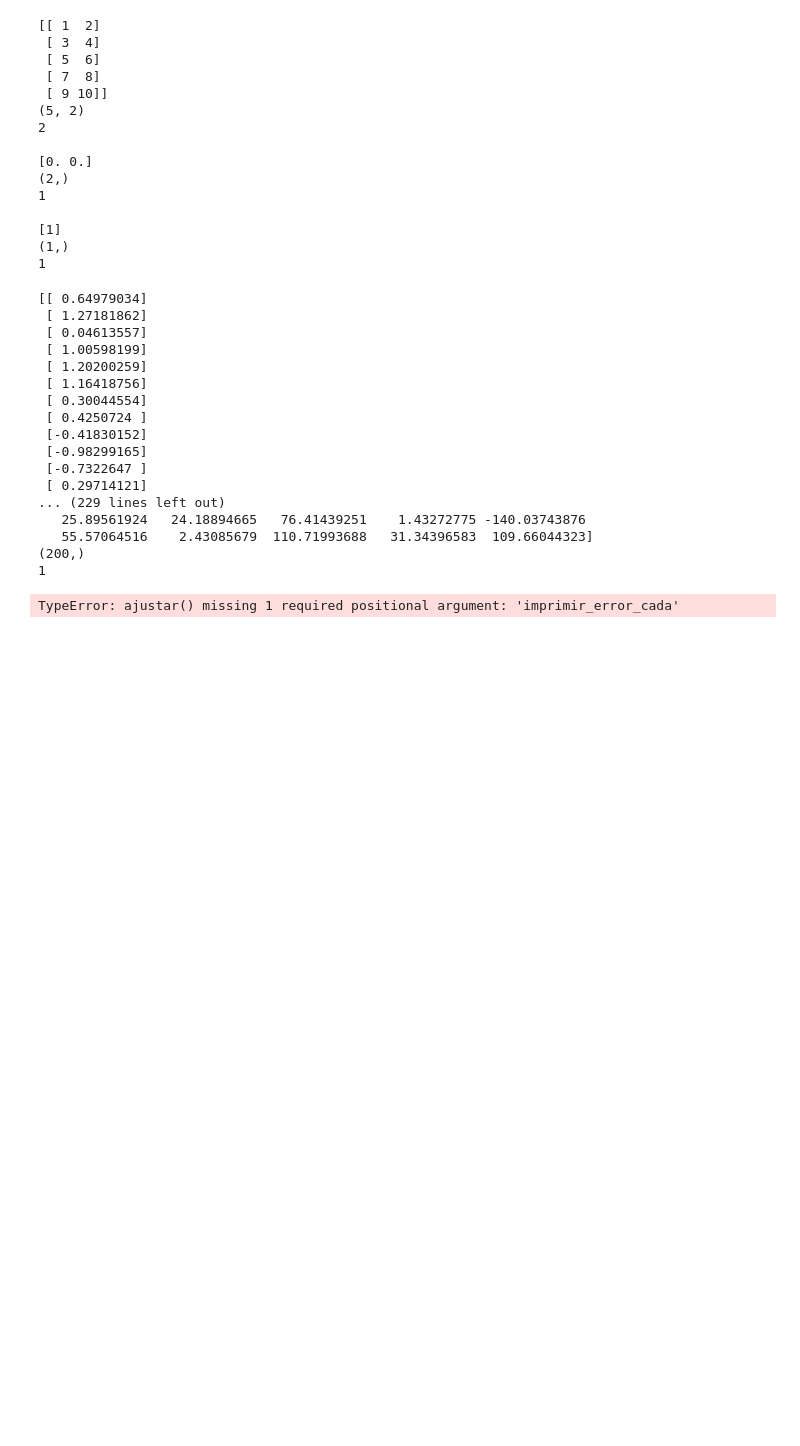
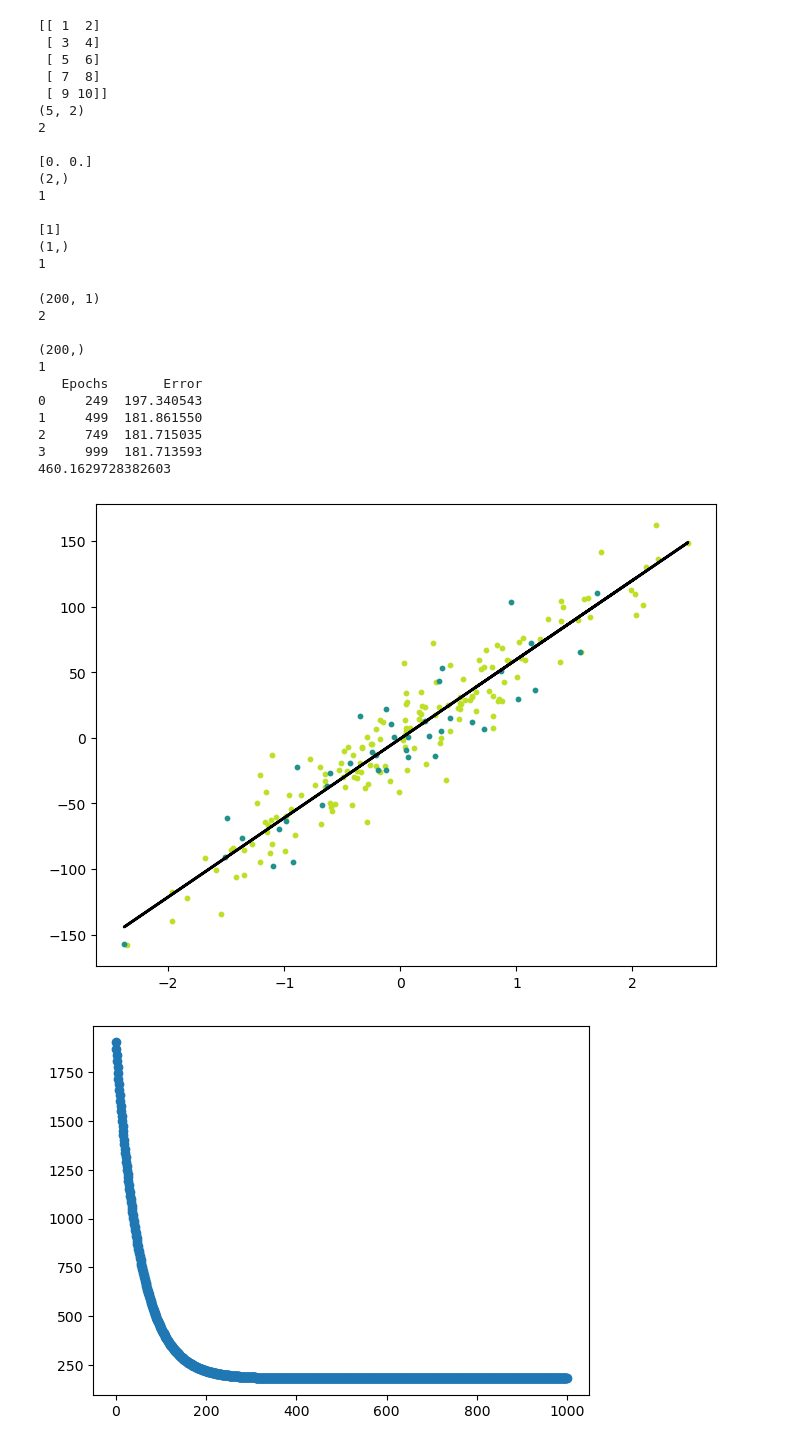
Before and after one commit to carlosriverayong/DS_Homeworks, a Jupyter notebook: Proyecto_RegresionLineal/Proyecto_Regresion.ipynb, the cells around one changed output. Saved outputs shown, nothing was run; the diff lists cells and outputs as text; code cells hidden in the pictures; blank space fills up the shorter version.

```diff
--- a/Proyecto_RegresionLineal/Proyecto_Regresion.ipynb
+++ b/Proyecto_RegresionLineal/Proyecto_Regresion.ipynb
@@ -345,55 +407,53 @@ import matplotlib.pyplot as plt
 X, y = datasets.make_regression(n_samples=200, n_features=1, noise=20, random_state=4)
 X_train, X_test, y_train, y_test = train_test_split(X, y, test_size=0.2, random_state=1234)
 
-print(X)
+#print(X)
 print(X.shape)
 print(X.ndim)
 
 print()
 
 
-print(y)
+#print(y)
 print(y.shape)
 print(y.ndim)
 
-reg = RegresionLineal(learning_rate=0.01)
+reg = RegresionLineal()
 
-plot_error = reg.ajustar(X_train, y_train)
+plt_parametros, plt_error = reg.ajustar(X_train, y_train, 1000, 250, 0.01)
 predictions = reg.predecir(X_test)
 
 def mse(y_test, predictions):
     return np.mean((y_test-predictions)**2)
 
 mse = mse(y_test, predictions)
 print(mse)
 
 y_pred_line = reg.predecir(X)
 cmap = plt.get_cmap('viridis')
 fig = plt.figure(figsize=(8,6))
 
+
 m1 = plt.scatter(X_train, y_train, color=cmap(0.9), s=10)
 m2 = plt.scatter(X_test, y_test, color=cmap(0.5), s=10)
+
 
 plt.plot(X, y_pred_line, color='black', linewidth=2, label='Prediction')
 plt.show()
 
-plt.scatter(plot_error['Epochs'], plot_error['Error'])
+plt.scatter(plt_error['Epochs'], plt_error['Error'])
+plt.show()
 # %% [output]
-[[ 0.64979034]
- [ 1.27181862]
- [ 0.04613557]
- [ 1.00598199]
- [ 1.20200259]
- [ 1.16418756]
- [ 0.30044554]
- [ 0.4250724 ]
- [-0.41830152]
- [-0.98299165]
- [-0.7322647 ]
- [ 0.29714121]
-... (229 lines left out)
-   25.89561924   24.18894665   76.41439251    1.43272775 -140.03743876
-   55.57064516    2.43085679  110.71993688   31.34396583  109.66044323]
+(200, 1)
+2
+
 (200,)
 1
+   Epochs       Error
+0     249  197.340543
+1     499  181.861550
+2     749  181.715035
+3     999  181.713593
+460.1629728382603
-TypeError: ajustar() missing 1 required positional argument: 'imprimir_error_cada'
+[figure, added]
+[figure, added]
```
Also changed, not shown: parts of 29 cells of this notebook.
